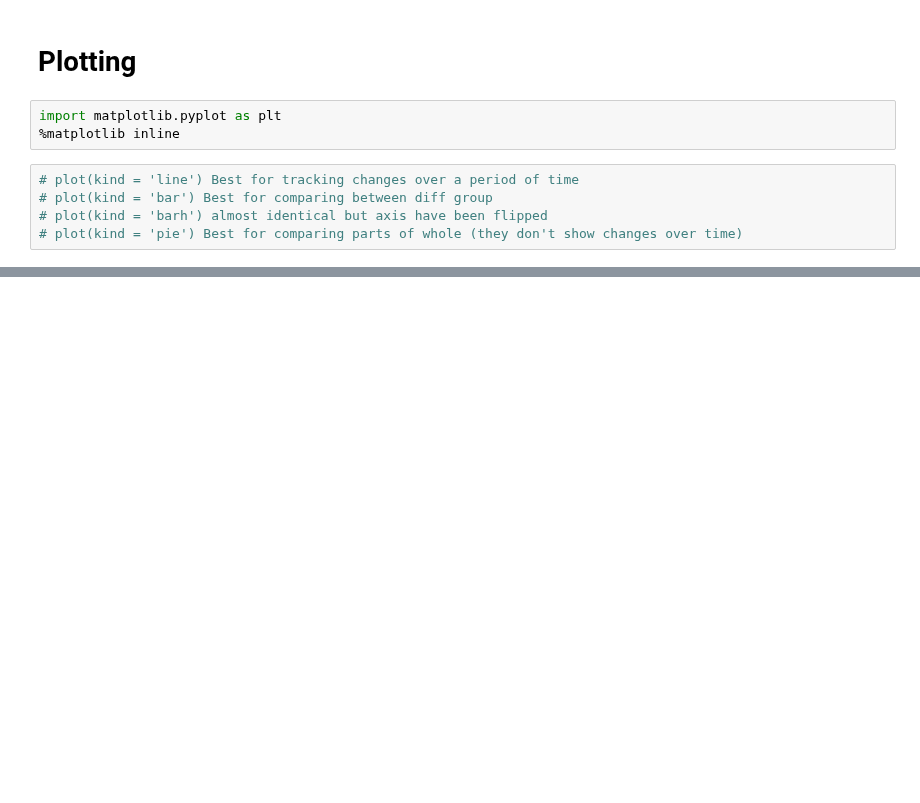
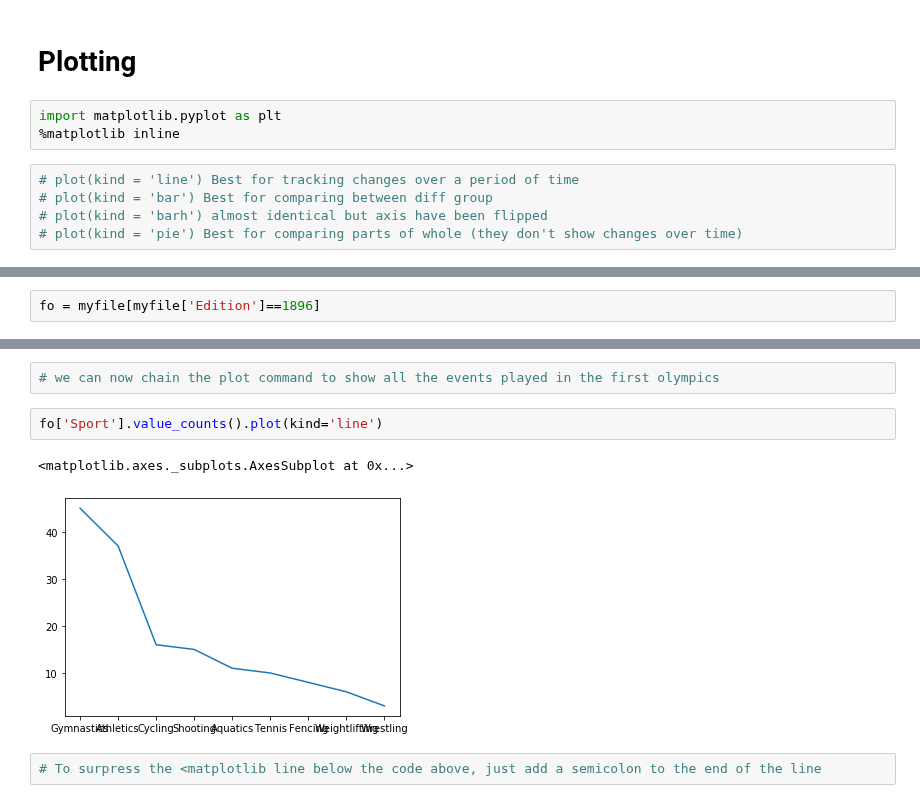
Before and after one commit to dariushazimi/notebooks, a Jupyter notebook: PandasTraining.ipynb, the cells around one changed output, grey strips where cells are left out. Cells and saved outputs as stored; diff of their text form; blank space fills up the shorter version.

```diff
--- a/PandasTraining.ipynb
+++ b/PandasTraining.ipynb
@@ -421,0 +424,2 @@ import matplotlib.pyplot as plt
+# %%
+fo = myfile[myfile['Edition']==1896]
@@ -421,0 +450,9 @@ import matplotlib.pyplot as plt
+# %%
+# we can now chain the plot command to show all the events played in the first olympics
+# %%
+fo['Sport'].value_counts().plot(kind='line')
+# %% [output]
+<matplotlib.axes._subplots.AxesSubplot at 0x...>
+[figure, added]
+# %%
+# To surpress the <matplotlib line below the code above, just add a semicolon to the end of the line
```
Also changed, not shown: parts of 23 cells of this notebook.
